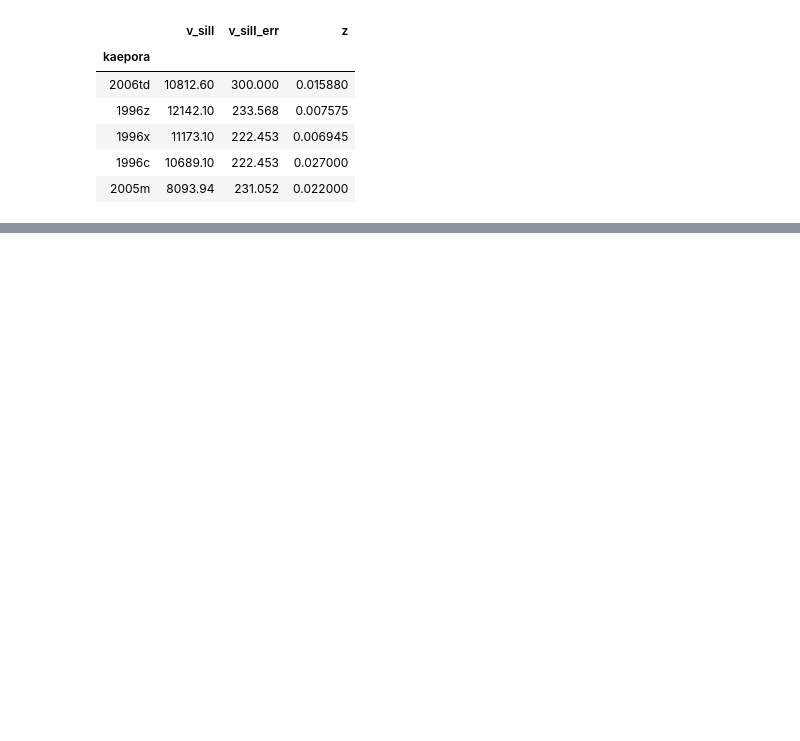
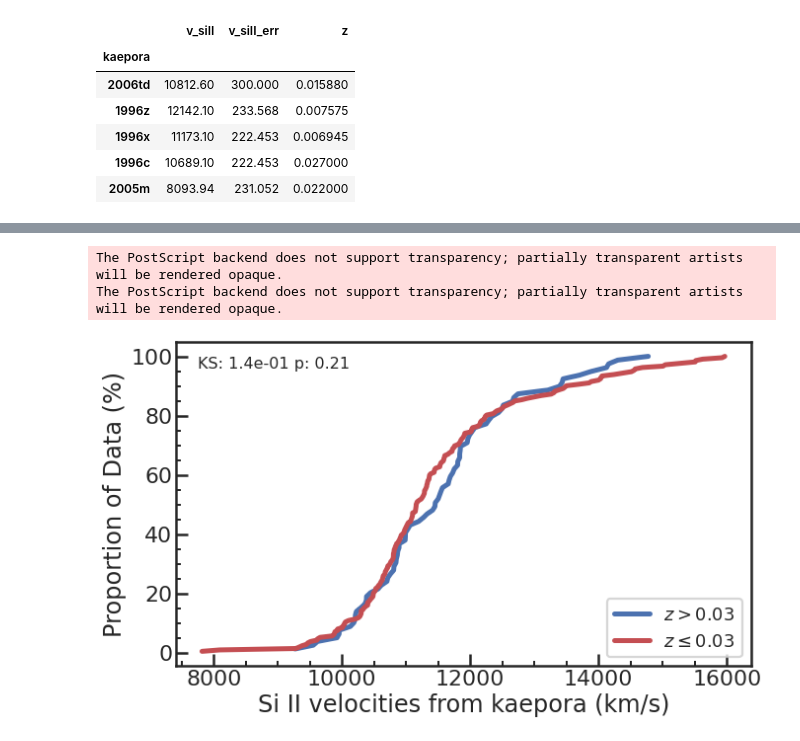
Before and after one commit to ketozhang/ejecta-velocities-of-type-Ia-supernovae, a Jupyter notebook: selection_bias_analysis.ipynb, the cells around one changed output, grey strips where cells are left out. Drawn from its saved outputs; the diff is of its cells as text; code cells hidden in the pictures; blank space fills up the shorter version.

```diff
--- a/selection_bias_analysis.ipynb
+++ b/selection_bias_analysis.ipynb
@@ -74,0 +79,25 @@ plt.legend(loc='upper left');
+# %%
+from scipy import stats
+
+cutoff = 0.03
+ks = stats.ks_2samp(sn_data['v_siII'][sn_data['z'] > cutoff], sn_data['v_siII'][sn_data['z'] <= cutoff])
+
+bins = np.arange(7000, 17000, 500)
+
+x = sn_data['v_siII'][sn_data['z'] > cutoff]
+plt.plot(np.sort(x), np.arange(1, len(x) + 1) / len(x) * 100, label=f'$z > {cutoff:.2g}$')
+
+x = sn_data['v_siII'][sn_data['z'] <= cutoff]
+plt.plot(np.sort(x), np.arange(1, len(x) + 1) / len(x) * 100, color='r', label=f'$z \leq {cutoff:.2g}$')
+
+plt.xlabel('Si II velocities from kaepora (km/s)')
+plt.ylabel("Proportion of Data (%)")
+plt.title(f'KS: {ks[0]:.1e} p: {ks[1]:.2f}', x=0.17, y=0.9, fontsize=16)
+plt.legend(loc='lower right')
+
+plt.tight_layout()
+plt.savefig('results/z_03_ks_test.eps', orientation='landscape', format='eps')
+# %% [output]
+The PostScript backend does not support transparency; partially transparent artists will be rendered opaque.
+The PostScript backend does not support transparency; partially transparent artists will be rendered opaque.
+[figure, added]
```
Also changed, not shown: parts of 10 cells of this notebook, 13 other files.
